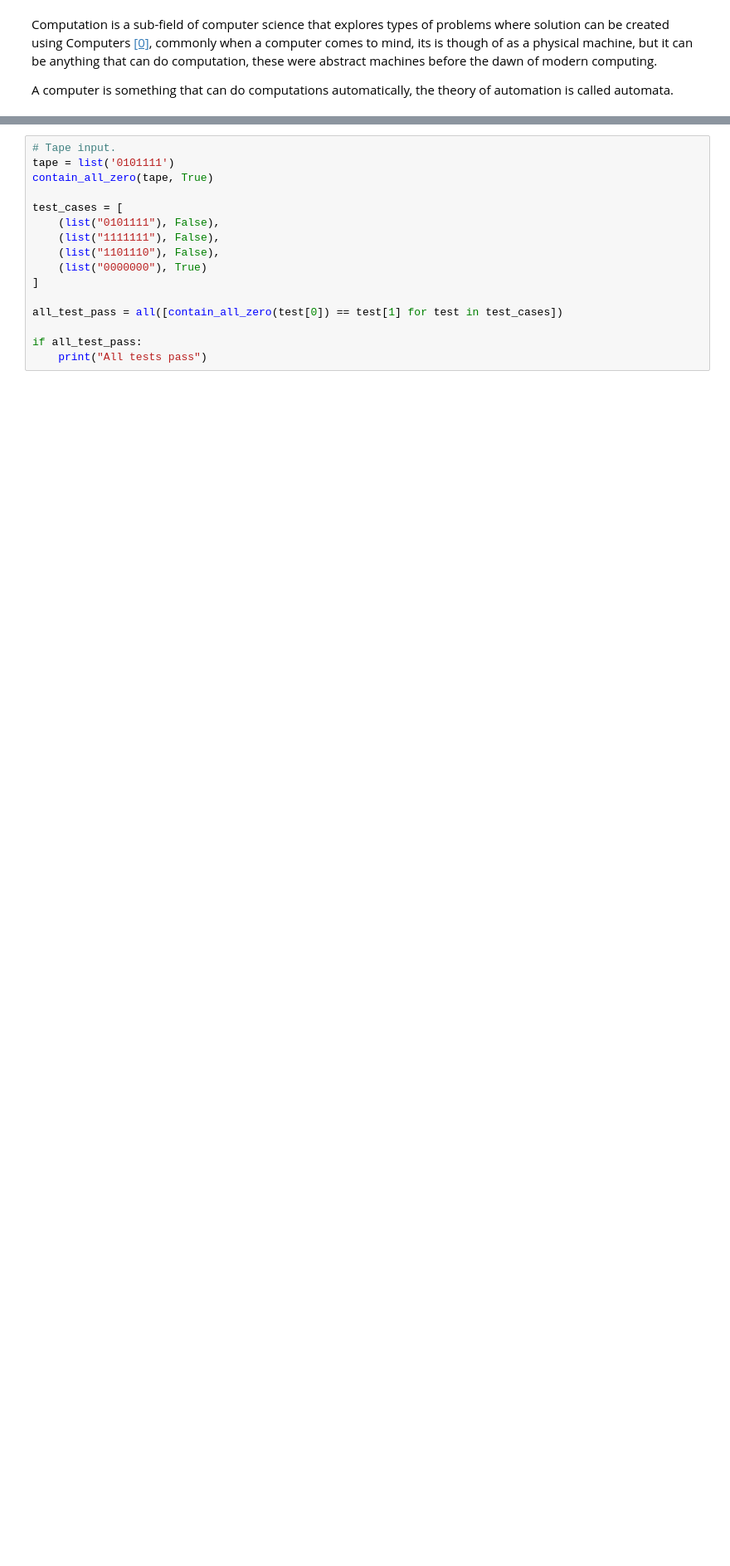
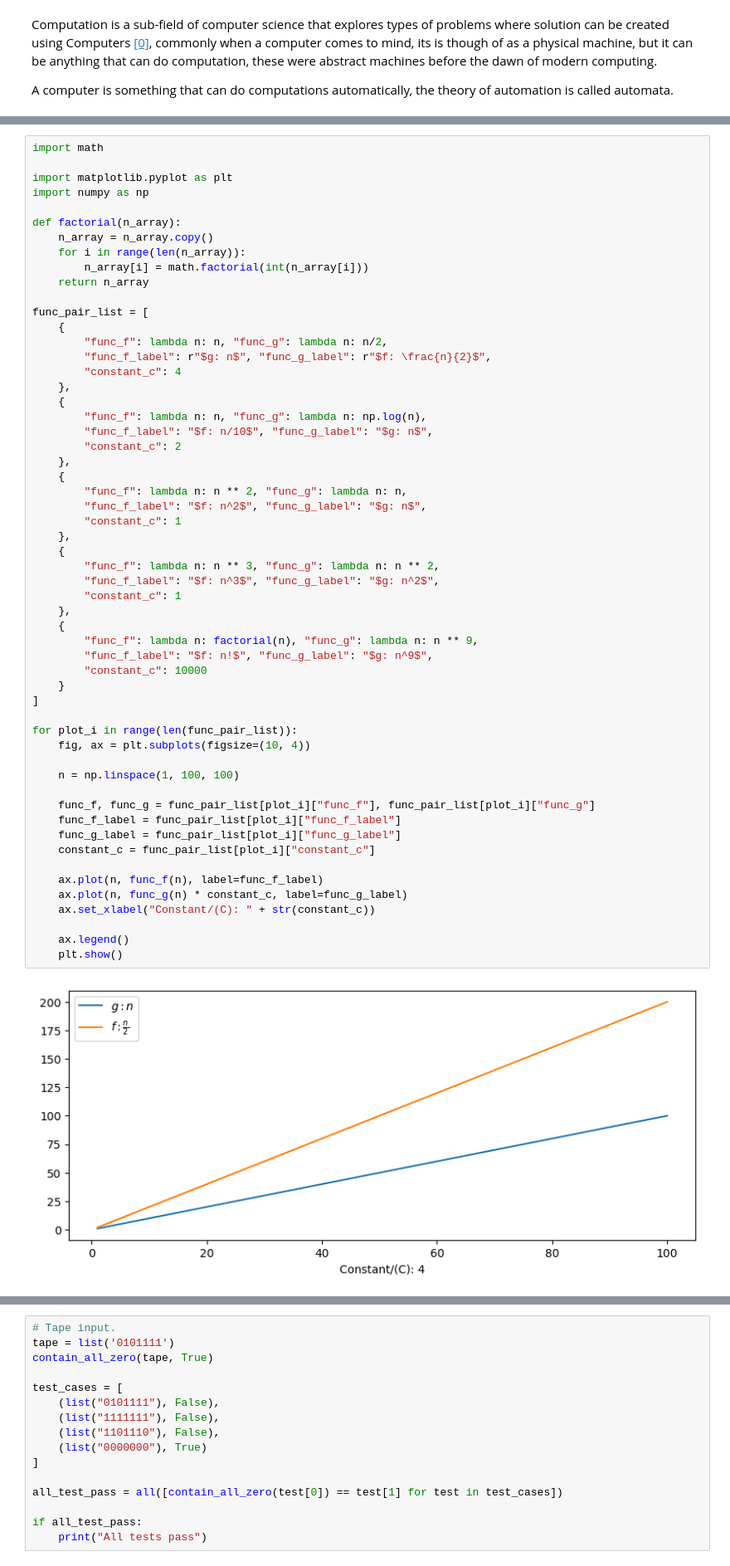
Before and after one commit to G00378925/emerging-technologies, a Jupyter notebook: notebooks/03-computation.ipynb, the cells around one changed output, grey strips where cells are left out. Shown: that part at 83% size. Saved outputs shown, nothing was run; the diff lists cells and outputs as text; blank space fills up the shorter version.

```diff
--- a/notebooks/03-computation.ipynb
+++ b/notebooks/03-computation.ipynb
@@ -41,0 +18,58 @@ for plot_i in range(1, len(function_list) + 1):
+# %%
+import math
+
+import matplotlib.pyplot as plt
+import numpy as np
+
+def factorial(n_array):
+    n_array = n_array.copy()
+    for i in range(len(n_array)):
+        n_array[i] = math.factorial(int(n_array[i]))
+    return n_array
+
+func_pair_list = [
+    {
+        "func_f": lambda n: n, "func_g": lambda n: n/2,
+        "func_f_label": r"$g: n$", "func_g_label": r"$f: \frac{n}{2}$",
+        "constant_c": 4
+    },
+    {
+        "func_f": lambda n: n, "func_g": lambda n: np.log(n),
+        "func_f_label": "$f: n/10$", "func_g_label": "$g: n$",
+        "constant_c": 2
+    },
+    {
+        "func_f": lambda n: n ** 2, "func_g": lambda n: n,
+        "func_f_label": "$f: n^2$", "func_g_label": "$g: n$",
+        "constant_c": 1
+    },
+    {
+        "func_f": lambda n: n ** 3, "func_g": lambda n: n ** 2,
+        "func_f_label": "$f: n^3$", "func_g_label": "$g: n^2$",
+        "constant_c": 1
+    },
+    {
+        "func_f": lambda n: factorial(n), "func_g": lambda n: n ** 9,
+        "func_f_label": "$f: n!$", "func_g_label": "$g: n^9$",
+        "constant_c": 10000
+    }
+]
+
+for plot_i in range(len(func_pair_list)):
+    fig, ax = plt.subplots(figsize=(10, 4))
+
+    n = np.linspace(1, 100, 100)
+
+    func_f, func_g = func_pair_list[plot_i]["func_f"], func_pair_list[plot_i]["func_g"]
+    func_f_label = func_pair_list[plot_i]["func_f_label"]
+    func_g_label = func_pair_list[plot_i]["func_g_label"]
+    constant_c = func_pair_list[plot_i]["constant_c"]
+
+    ax.plot(n, func_f(n), label=func_f_label)
+    ax.plot(n, func_g(n) * constant_c, label=func_g_label)
+    ax.set_xlabel("Constant/(C): " + str(constant_c))
+
+    ax.legend()
+    plt.show()
+# %% [output]
+[figure, added]
```
Also changed, not shown: parts of 9 cells of this notebook.
